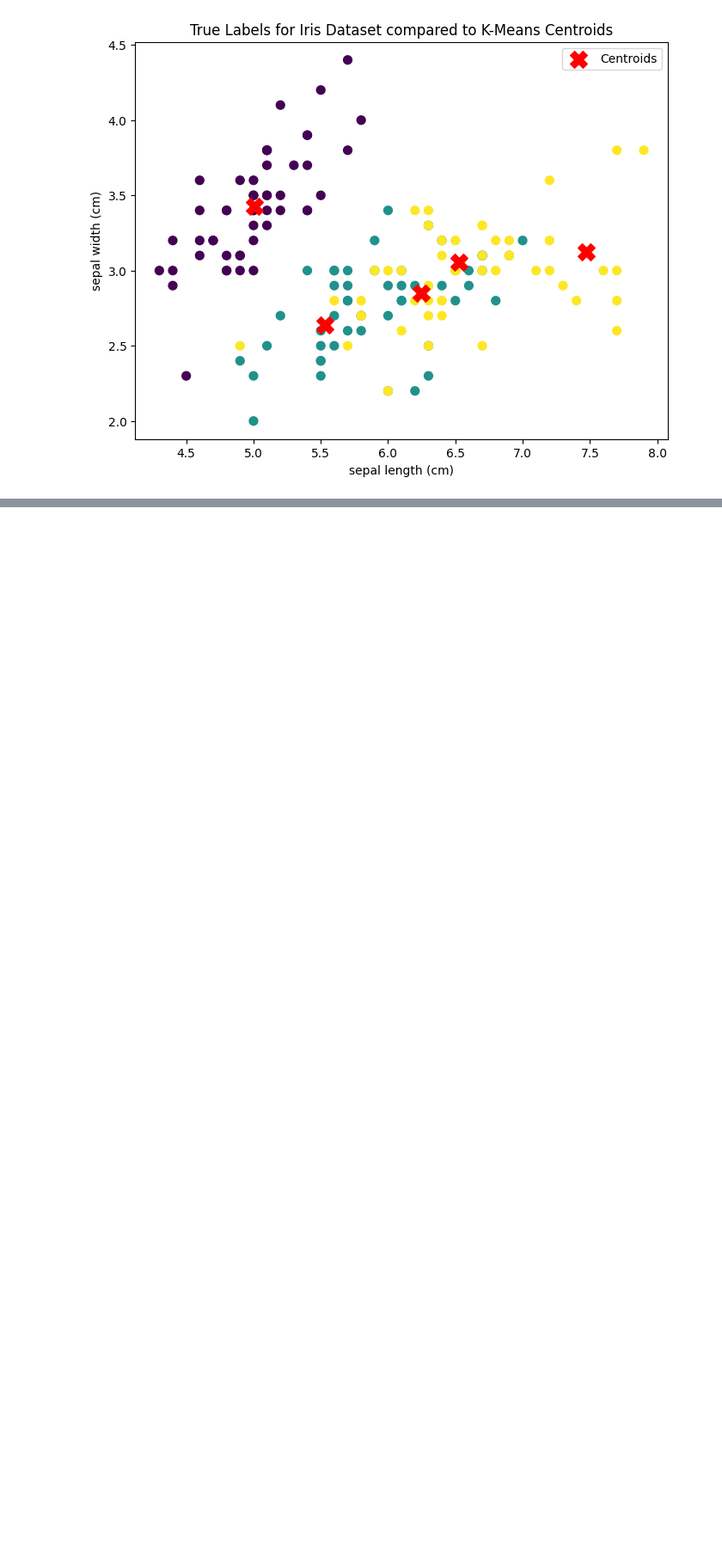
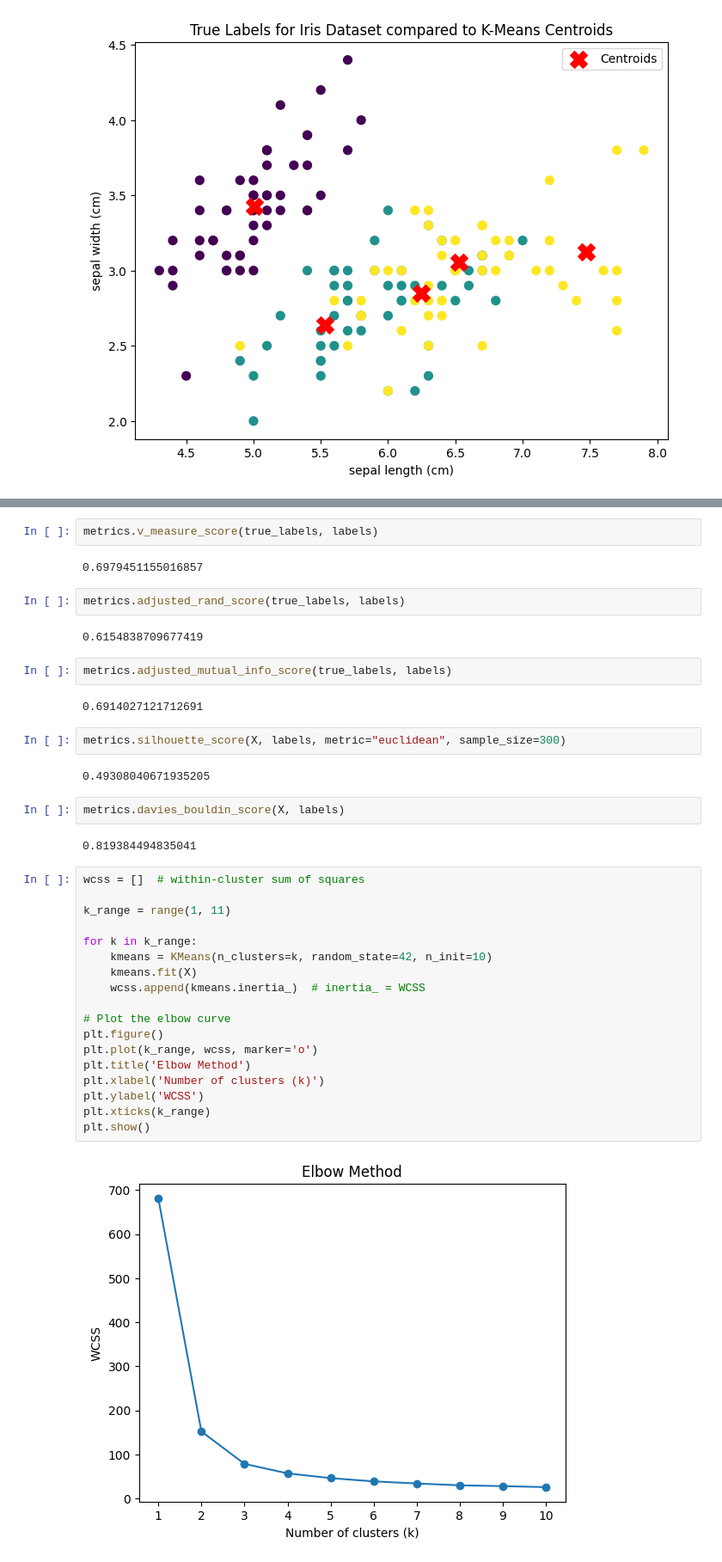
Before and after one commit to FelixWick/data_science, a Jupyter notebook: examples/2_clustering/k-Means.ipynb, the cells around one changed output, grey strips where cells are left out. Shown at 86% size. Saved outputs shown, nothing was run; the diff lists cells and outputs as text; blank space fills up the shorter version.

```diff
--- a/examples/2_clustering/k-Means.ipynb
+++ b/examples/2_clustering/k-Means.ipynb
@@ -150,0 +178,40 @@ plt.show()
+# %%
+metrics.v_measure_score(true_labels, labels)
+# %% [output]
+0.6979451155016857
+# %%
+metrics.adjusted_rand_score(true_labels, labels)
+# %% [output]
+0.6154838709677419
+# %%
+metrics.adjusted_mutual_info_score(true_labels, labels)
+# %% [output]
+0.6914027121712691
+# %%
+metrics.silhouette_score(X, labels, metric="euclidean", sample_size=300)
+# %% [output]
+0.49308040671935205
+# %%
+metrics.davies_bouldin_score(X, labels)
+# %% [output]
+0.819384494835041
+# %%
+wcss = []  # within-cluster sum of squares
+
+k_range = range(1, 11)
+
+for k in k_range:
+    kmeans = KMeans(n_clusters=k, random_state=42, n_init=10)
+    kmeans.fit(X)
+    wcss.append(kmeans.inertia_)  # inertia_ = WCSS
+
+# Plot the elbow curve
+plt.figure()
+plt.plot(k_range, wcss, marker='o')
+plt.title('Elbow Method')
+plt.xlabel('Number of clusters (k)')
+plt.ylabel('WCSS')
+plt.xticks(k_range)
+plt.show()
+# %% [output]
+[figure, added]
```
Also changed, not shown: parts of 9 cells of this notebook, 1 other file.
